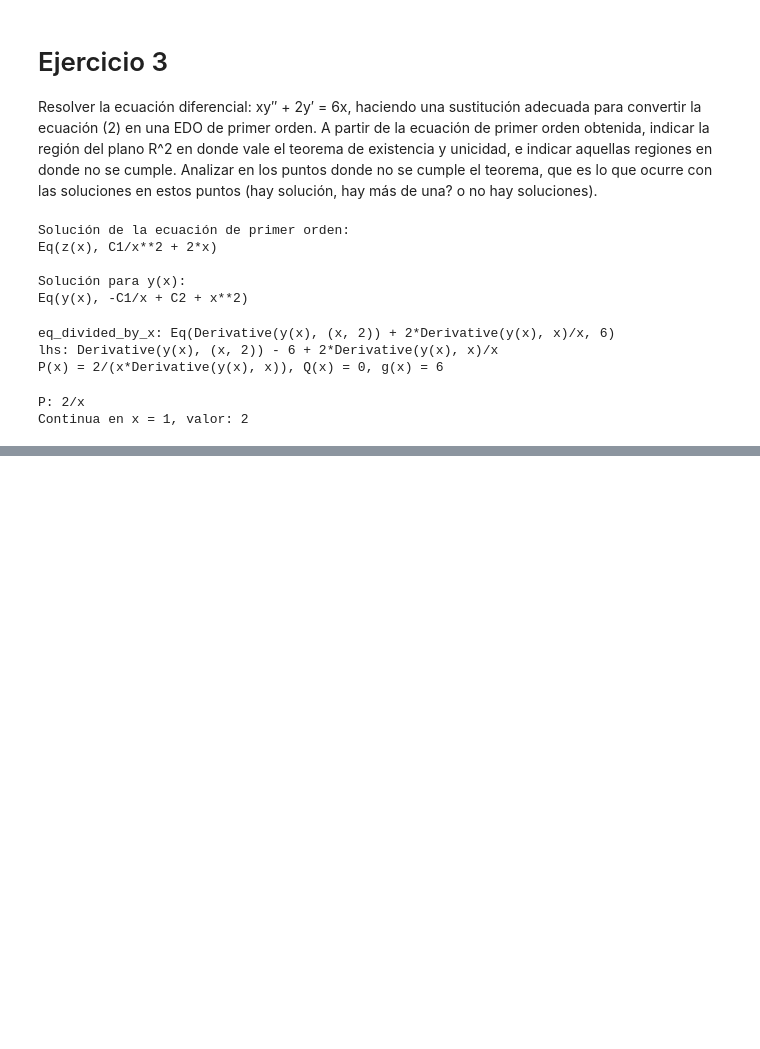
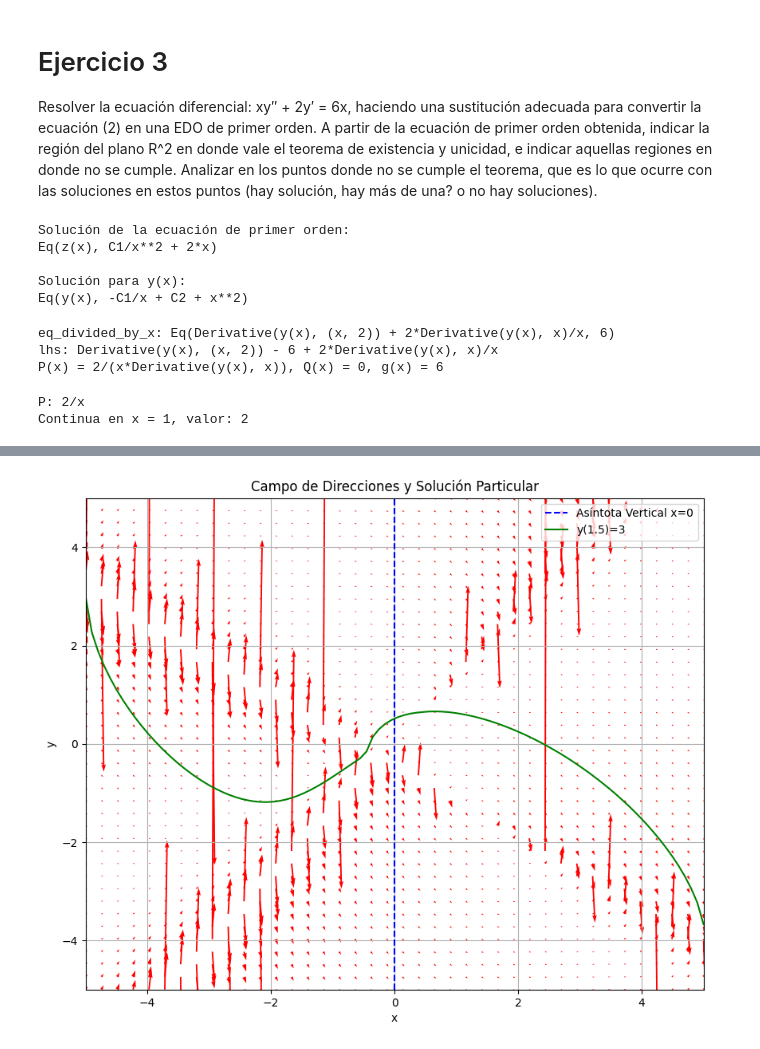
Before and after one commit to RenattoGuzman/ModSim-G5, a Jupyter notebook: Lab1.ipynb, the cells around one changed output, grey strips where cells are left out. Cells and saved outputs as stored; diff of their text form; code cells hidden in the pictures; blank space fills up the shorter version.

```diff
--- a/Lab1.ipynb
+++ b/Lab1.ipynb
@@ -242,0 +289,31 @@ plt.show()
+# %%
+x = np.linspace(-5, 5, 40)
+y = np.linspace(-5, 5, 40)
+X, Y = np.meshgrid(x, y)
+U = np.ones_like(X)
+V = f(X, Y)
+
+# Graficar el campo de direcciones
+plt.figure(figsize=(10, 8))
+plt.quiver(X, Y, U, V, angles='xy', color='r')
+plt.xlabel('x')
+plt.ylabel('y')
+plt.title('Campo de Direcciones y Solución Particular')
+
+
+plt.axvline(x=0, color='b', linestyle='--', label='Asíntota Vertical x=0')
+
+# Resolver la ecuación diferencial para una condición inicial específica
+y0 = 3
+sol = solve_ivp(f, [x[0], x[-1]], [y0], t_eval=np.linspace(x[0], x[-1], 100))
+
+# Graficar la solución particular
+plt.plot(sol.t, sol.y[0], 'g', label=f'y(1.5)={y0}')
+
+plt.legend()
+plt.grid()
+plt.xlim([-5, 5])
+plt.ylim([-5, 5])
+plt.show()
+# %% [output]
+[figure, added]
```
Also changed, not shown: parts of 2 cells of this notebook, 1 other file.
